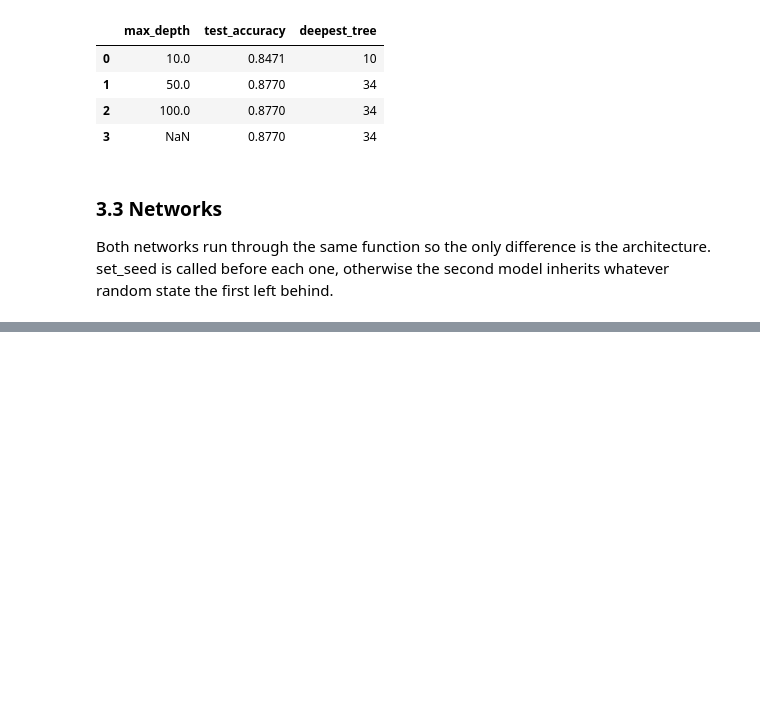
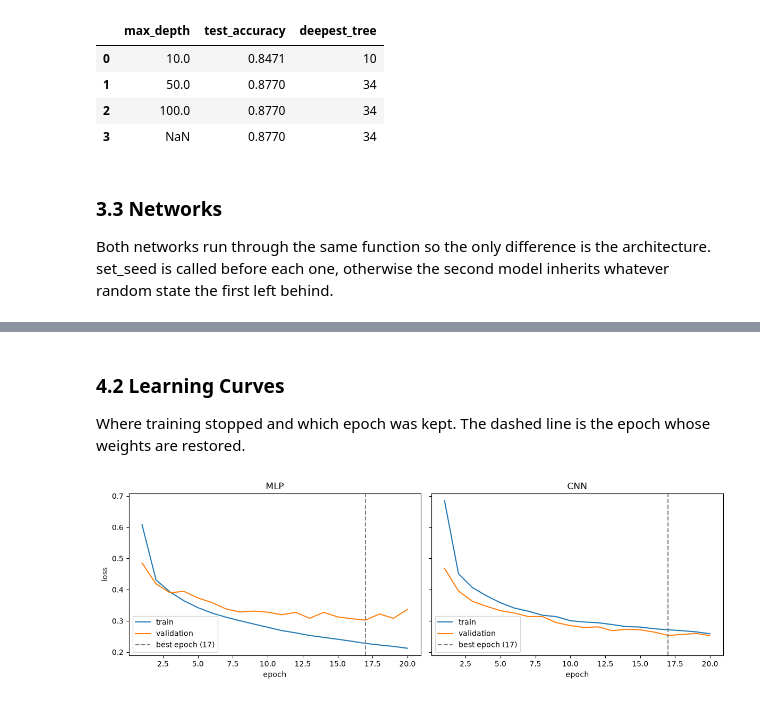
Before and after one commit to dinosmuc/fashion-mnist-benchmark, a Jupyter notebook: notebooks/report.ipynb, the cells around one changed output, grey strips where cells are left out. Cells and saved outputs as stored; diff of their text form; code cells hidden in the pictures; blank space fills up the shorter version.

Commit message:
Add result section with comparison and curves and per-class metrics. Also fixed seeding

```diff
--- a/notebooks/report.ipynb
+++ b/notebooks/report.ipynb
@@ -494,0 +523,23 @@ cnn: train 0.9273 | test 0.9071 | 25 epochs, best 22 | 75.5s
+# %% [markdown]
+### 4.2 Learning Curves
+
+Where training stopped and which epoch was kept. The dashed line is the epoch whose weights are restored.
+# %%
+fig, axs = plt.subplots(1, 2, figsize=(12, 4), sharey=True)
+
+for ax, (name, history) in zip(axs, (("MLP", mlp_history), ("CNN", cnn_history)), strict=True):
+    epochs = range(1, len(history["train_loss"]) + 1)
+    best = results[name]["best_epoch"]
+
+    ax.plot(epochs, history["train_loss"], label="train")
+    ax.plot(epochs, history["val_loss"], label="validation")
+    ax.axvline(best, color="grey", linestyle="--", label=f"best epoch ({best})")
+
+    ax.set_title(name)
+    ax.set_xlabel("epoch")
+    ax.legend()
+
+axs[0].set_ylabel("loss")
+plt.tight_layout()
+# %% [output]
+[figure, added]
```
Also changed, not shown: parts of 21 cells of this notebook, 1 other file.
